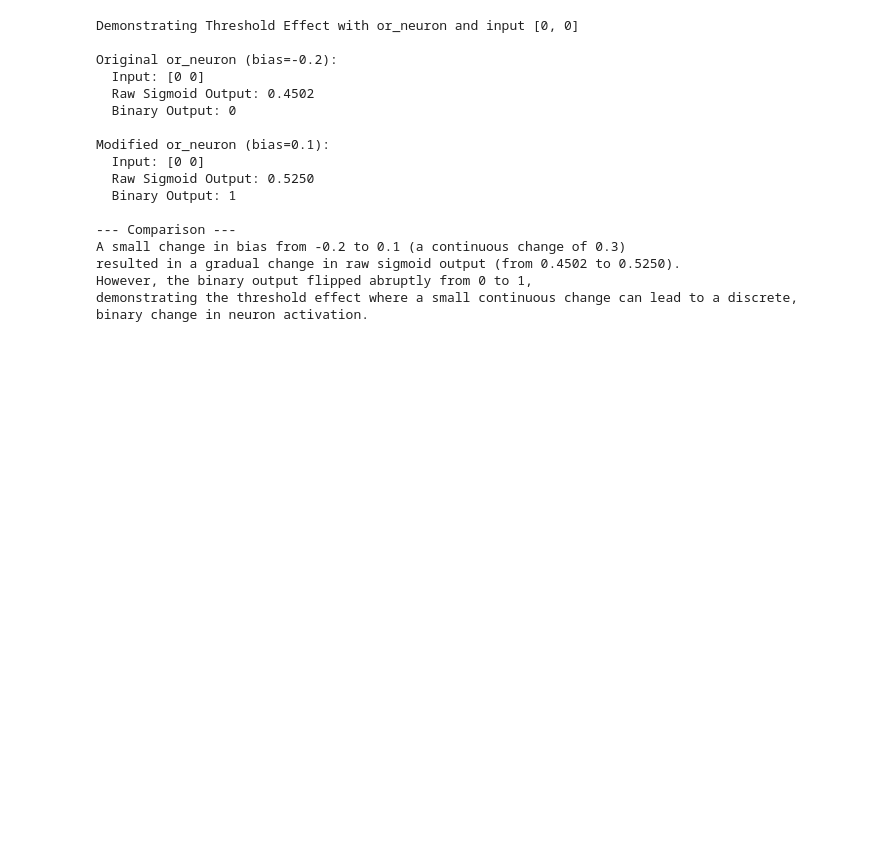
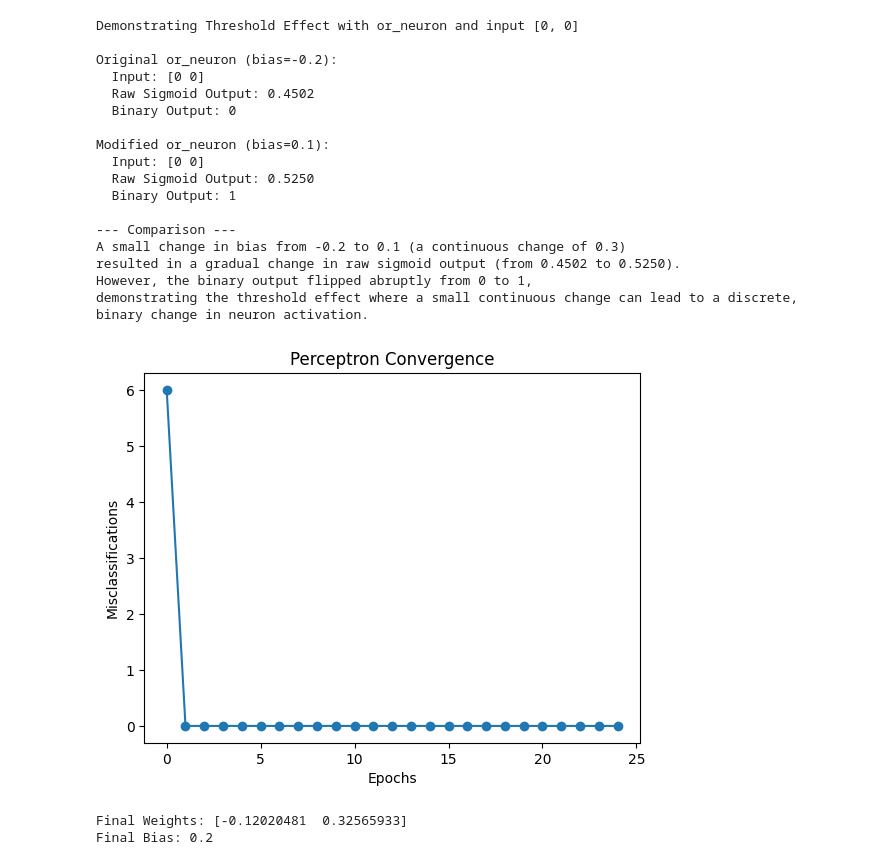
Before and after one commit to Akshatha-Gadasandula/DL_LAB, a Jupyter notebook: DL_WEEK2.ipynb, the cells around one changed output. Cells and saved outputs as stored; diff of their text form; code cells hidden in the pictures; blank space fills up the shorter version.

```diff
--- a/DL_WEEK2.ipynb
+++ b/DL_WEEK2.ipynb
@@ -146,3 +147,63 @@ A small change in bias from -0.2 to 0.1 (a continuous change of 0.3)
 resulted in a gradual change in raw sigmoid output (from 0.4502 to 0.5250).
 However, the binary output flipped abruptly from 0 to 1,
 demonstrating the threshold effect where a small continuous change can lead to a discrete, binary change in neuron activation.
+# %%
+#question 5
+import numpy as np
+from sklearn.datasets import make_classification
+import matplotlib.pyplot as plt
+
+# generate binary dataset
+X, y = make_classification(n_samples=100,
+                           n_features=2,
+                           n_informative=2,
+                           n_redundant=0,
+                           n_clusters_per_class=1,
+                           random_state=42)
+
+# convert labels 0 → -1
+y = np.where(y == 0, -1, 1)
+
+class Perceptron:
+
+    def __init__(self, lr=0.1, epochs=20):
+        self.lr = lr
+        self.epochs = epochs
+
+    def fit(self, X, y):
+        self.w = np.zeros(X.shape[1])
+        self.b = 0
+        self.errors = []
+
+        for epoch in range(self.epochs):
+            error_count = 0
+
+            for xi, target in zip(X, y):
+                linear_output = np.dot(xi, self.w) + self.b
+                y_pred = np.sign(linear_output)
+
+                if y_pred != target:
+                    self.w = self.w + self.lr * target * xi
+                    self.b = self.b + self.lr * target
+                    error_count += 1
+
+            self.errors.append(error_count)
+
+    def predict(self, X):
+        return np.sign(np.dot(X, self.w) + self.b)
+
+model = Perceptron(lr=0.1, epochs=25)
+model.fit(X, y)
+
+plt.plot(model.errors, marker='o')
+plt.xlabel("Epochs")
+plt.ylabel("Misclassifications")
+plt.title("Perceptron Convergence")
+plt.show()
+
+print("Final Weights:", model.w)
+print("Final Bias:", model.b)
+# %% [output]
+[figure, added]
+Final Weights: [-0.12020481  0.32565933]
+Final Bias: 0.2
```
Also changed, not shown: parts of 15 cells of this notebook.
